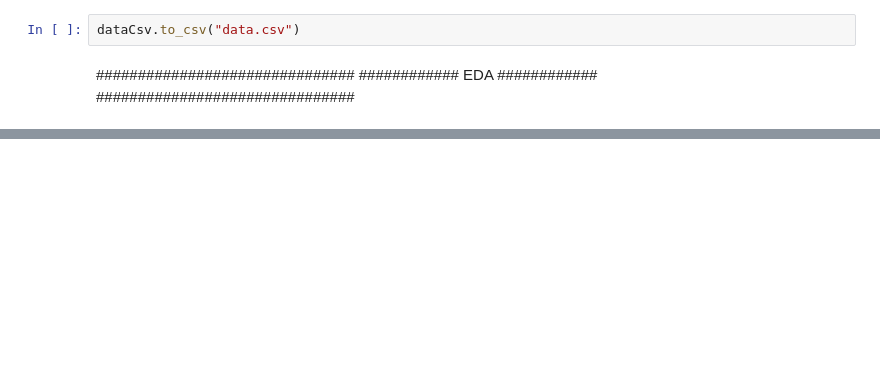
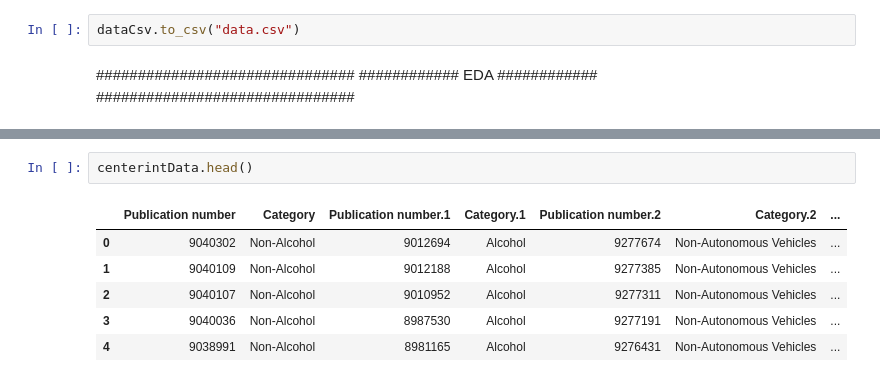
Before and after one commit to Nilanshrajput/AdvitiyaHackathon, a Jupyter notebook: patentClassifiaction.ipynb, the cells around one changed output, grey strips where cells are left out. Cells and saved outputs as stored; diff of their text form; blank space fills up the shorter version.

```diff
--- a/patentClassifiaction.ipynb
+++ b/patentClassifiaction.ipynb
@@ -53,0 +72,9 @@ print(*array)
+# %%
+centerintData.head()
+# %% [output]
+|  | Publication number | Category | Publication number.1 | Category.1 | Publication number.2 | Category.2 | ... |
+| 0 | 9040302 | Non-Alcohol | 9012694 | Alcohol | 9277674 | Non-Autonomous Vehicles | ... |
+| 1 | 9040109 | Non-Alcohol | 9012188 | Alcohol | 9277385 | Non-Autonomous Vehicles | ... |
+| 2 | 9040107 | Non-Alcohol | 9010952 | Alcohol | 9277311 | Non-Autonomous Vehicles | ... |
+| 3 | 9040036 | Non-Alcohol | 8987530 | Alcohol | 9277191 | Non-Autonomous Vehicles | ... |
+| 4 | 9038991 | Non-Alcohol | 8981165 | Alcohol | 9276431 | Non-Autonomous Vehicles | ... |
```
Also changed, not shown: parts of 7 cells of this notebook.
